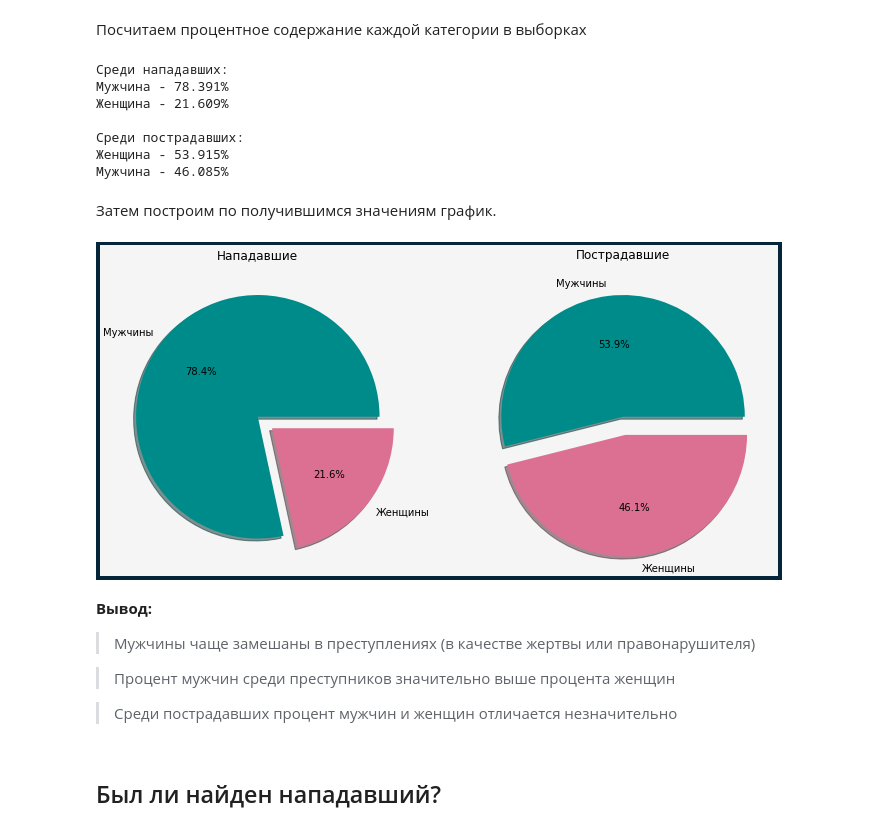
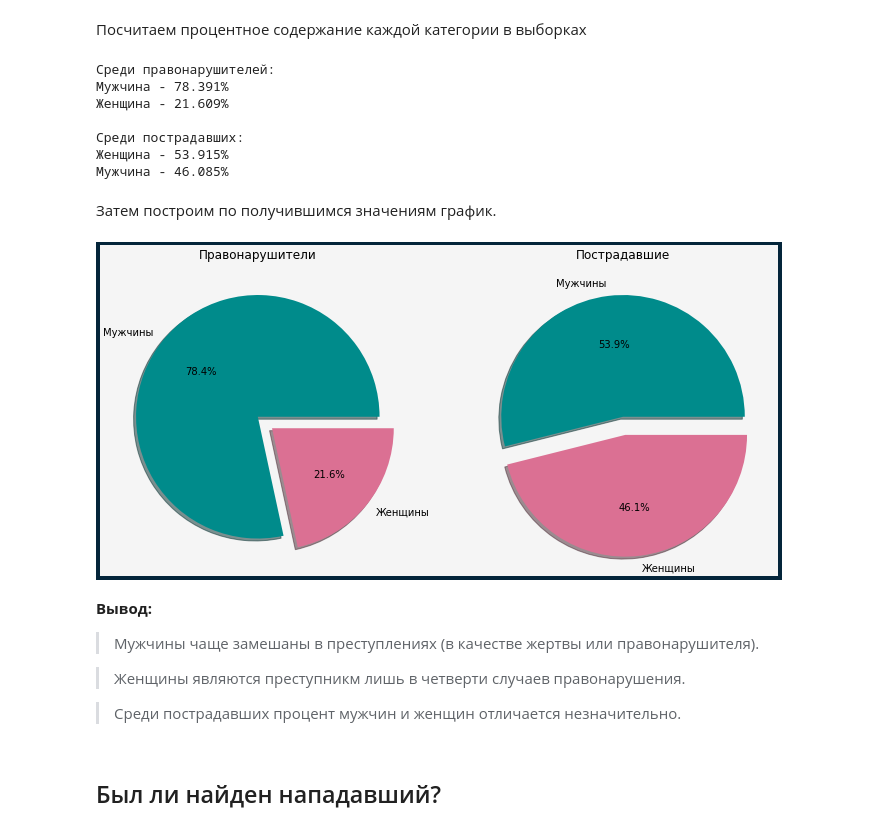
Before and after one commit to litosha/sirius, a Jupyter notebook: Анализ.ipynb, the cells around one changed output. Cells and saved outputs as stored; diff of their text form; code cells hidden in the pictures.

```diff
--- a/Анализ.ipynb
+++ b/Анализ.ipynb
@@ -235,10 +305,9 @@ print("Выборка содержит", len(ifmale_resp), "строк")
 # %% [markdown]
 Посчитаем процентное содержание каждой категории в выборках
 # %%
-
 offender_count = ifmale_offender.value_counts(1)
 
-print("Среди нападавших:")
+print("Среди правонарушителей:")
 for i in range(len(offender_count)):
   print("{} - {:.3f}%".format(offender_count.index[i],
                               offender_count[i] * 100))
@@ -250,7 +319,7 @@ for i in range(len(offender_count)):
   print("{} - {:.3f}%".format(victim_count.index[i],
                               victim_count[i] * 100))
 # %% [output]
-Среди нападавших:
+Среди правонарушителей:
 Мужчина - 78.391%
 Женщина - 21.609%
 
@@ -262,35 +331,35 @@ for i in range(len(offender_count)):
 # %%
 plt.figure(figsize=(12, 8), linewidth=8, edgecolor="#04253a") \
 .set_facecolor(digclr)
 
 ax = plt.subplot(1, 2, 1)
-ax.set_title("Нападавшие")
+ax.set_title("Правонарушители")
 ax.grid(which='major', color = 'gray', axis='y', linestyle=':')
 ax.pie(offender_count,
        labels=["Мужчины", "Женщины"],
        colors=('darkcyan', 'palevioletred'),
        explode=(0, 0.15),
         shadow=True, autopct='%1.1f%%')
 
 ax = plt.subplot(1, 2, 2)
 ax.set_title("Пострадавшие")
 ax.grid(which='major', color = 'gray', axis='y', linestyle=':')
 
 ax.pie(victim_count,  labels=["Мужчины", "Женщины"],
        colors=('darkcyan', 'palevioletred'),
       explode=(0, 0.15),
         shadow=True, autopct='%1.1f%%')
 
 plt.show()
 # %% [output]
-[figure, old version]
+[figure, new version]
 # %% [markdown]
 **Вывод:**
-> Мужчины чаще замешаны в преступлениях (в качестве жертвы или правонарушителя)
+> Мужчины чаще замешаны в преступлениях (в качестве жертвы или правонарушителя).
 
-> Процент мужчин среди преступников значительно выше процента женщин
+> Женщины являются преступникм лишь в четверти случаев правонарушения.
 
-> Среди пострадавших процент мужчин и женщин отличается незначительно
+> Среди пострадавших процент мужчин и женщин отличается незначительно.
 # %% [markdown]
 ## Был ли найден нападавший?
 # %% [markdown]
```
Also changed, not shown: parts of 58 cells of this notebook.
